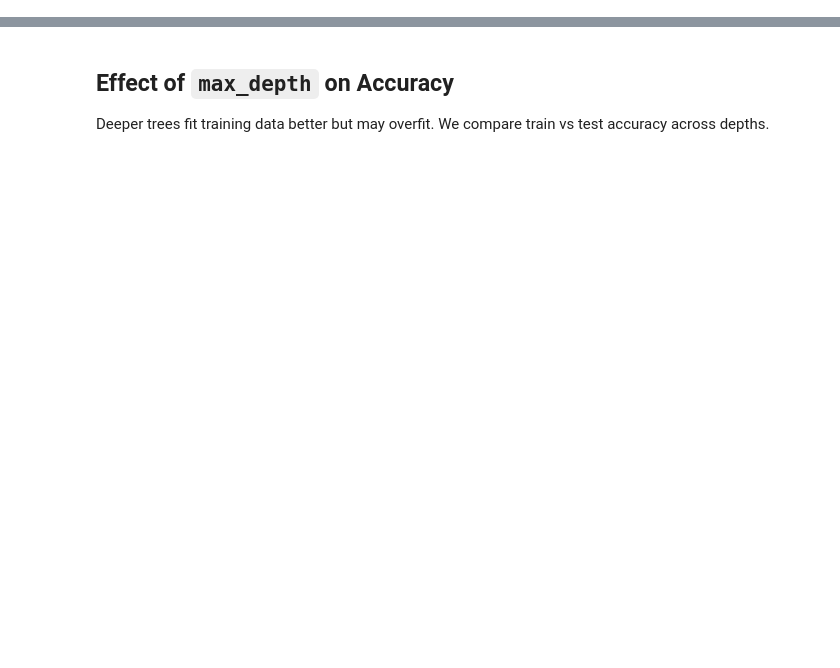
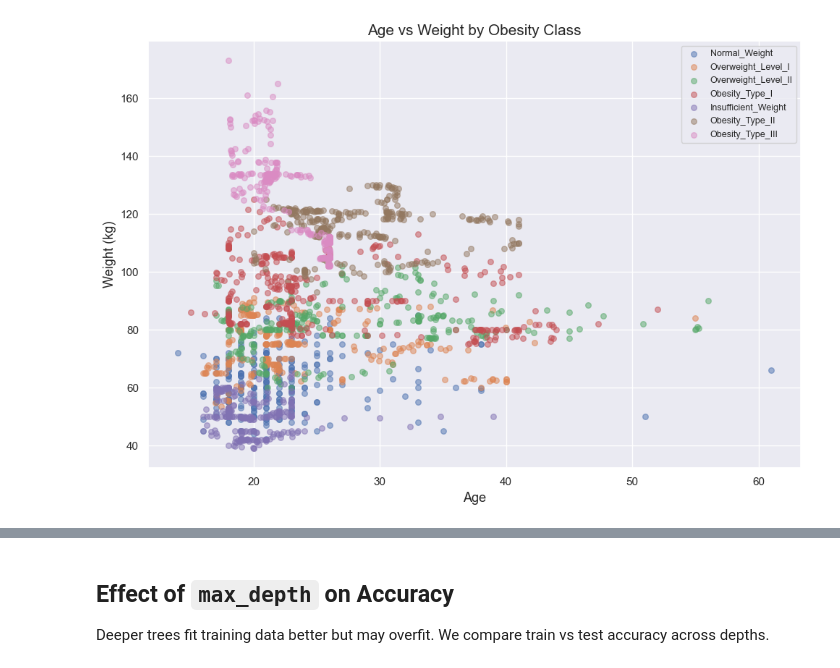
Before and after one commit to GraceYang9127/CMOR438Final, a Jupyter notebook: examples/Supervised Learning/Decision Trees/decision_tree.ipynb, the cells around one changed output, grey strips where cells are left out. Saved outputs shown, nothing was run; the diff lists cells and outputs as text; code cells hidden in the pictures; blank space fills up the shorter version.

```diff
--- a/examples/Supervised Learning/Decision Trees/decision_tree.ipynb
+++ b/examples/Supervised Learning/Decision Trees/decision_tree.ipynb
@@ -52,0 +137,19 @@ except FileNotFoundError:
+# %%
+# Scatter: Age vs Weight colored by obesity class
+try:
+    import pandas as pd
+    df_plot = pd.read_csv('../../../data/Obesity_levels.csv')
+    plt.figure(figsize=(10, 7))
+    for cls in df_plot['NObeyesdad'].unique():
+        sub = df_plot[df_plot['NObeyesdad'] == cls]
+        plt.scatter(sub['Age'], sub['Weight'], label=cls, alpha=0.5, s=30)
+    plt.xlabel('Age', fontsize=13)
+    plt.ylabel('Weight (kg)', fontsize=13)
+    plt.title('Age vs Weight by Obesity Class', fontsize=15)
+    plt.legend(fontsize=9, bbox_to_anchor=(1, 1))
+    plt.tight_layout()
+    plt.show()
+except FileNotFoundError:
+    print('CSV not found. Skipping scatter plot.')
+# %% [output]
+[figure, added]
```
Also changed, not shown: parts of 9 cells of this notebook, 1 other file.
